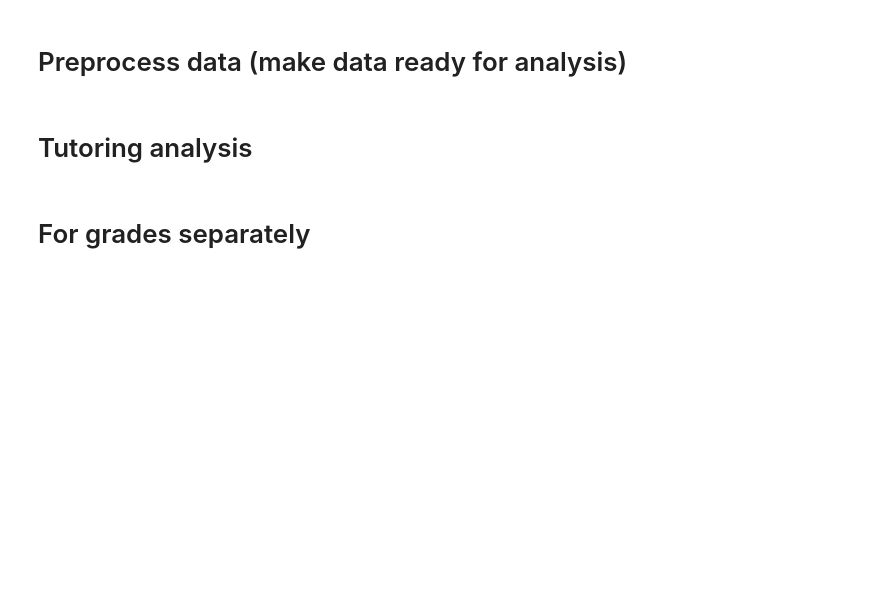
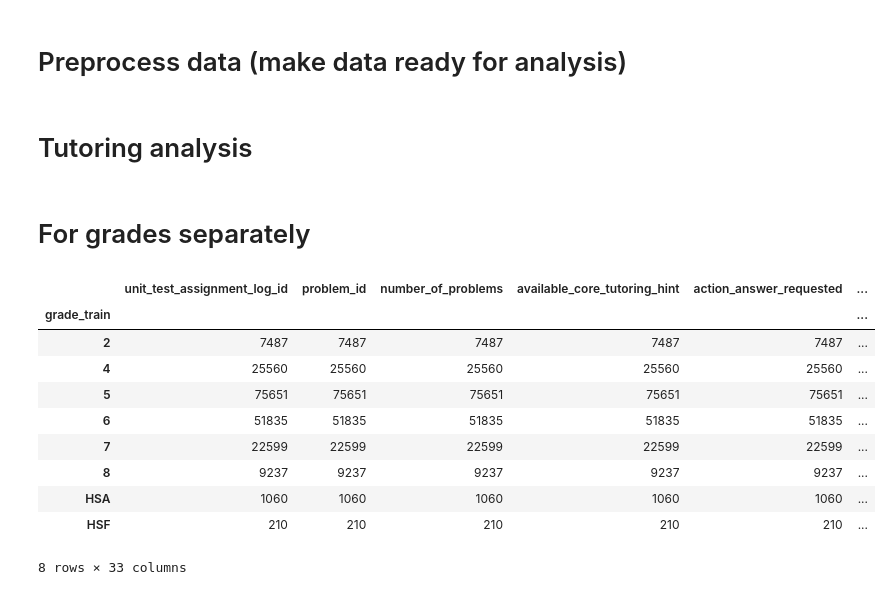
Before and after one commit to DSAatUSU/EDMCup2023, a Jupyter notebook: Tutoring_analysis.ipynb, the cells around one changed output. Cells and saved outputs as stored; diff of their text form; code cells hidden in the pictures; blank space fills up the shorter version.

```diff
--- a/Tutoring_analysis.ipynb
+++ b/Tutoring_analysis.ipynb
@@ -92,6 +92,20 @@ df_training_hint_group.loc[df_training_hint_group['per_correct_response']>1,'per
 df_training_hint_group=df_training_hint_group.merge(df_problem[['problem_id','problem_skill_code']],on='problem_id',how='left')
 df_training_hint_group=df_training_hint_group.rename(columns={'problem_id_action':'number_of_problems'})
 df_training_hint_group['grade_train'] = df_training_hint_group['problem_skill_code'].str.split('.', n=1).str[0]
+# %%
+df_training_hint_group[df_training_hint_group['per_skill_video_requested'] < 0.3].groupby('grade_train').count()
+# %% [output]
+|  | unit_test_assignment_log_id | problem_id | number_of_problems | available_core_tutoring_hint | action_answer_requested | ... |
+| grade_train |  |  |  |  |  | ... |
+| 2 | 7487 | 7487 | 7487 | 7487 | 7487 | ... |
+| 4 | 25560 | 25560 | 25560 | 25560 | 25560 | ... |
+| 5 | 75651 | 75651 | 75651 | 75651 | 75651 | ... |
+| 6 | 51835 | 51835 | 51835 | 51835 | 51835 | ... |
+| 7 | 22599 | 22599 | 22599 | 22599 | 22599 | ... |
+| 8 | 9237 | 9237 | 9237 | 9237 | 9237 | ... |
+| HSA | 1060 | 1060 | 1060 | 1060 | 1060 | ... |
+| HSF | 210 | 210 | 210 | 210 | 210 | ... |
+8 rows × 33 columns
 # %%
 upper_limit=0.7
 lower_limit=0.3
```
Also changed, not shown: parts of 4 cells of this notebook.
